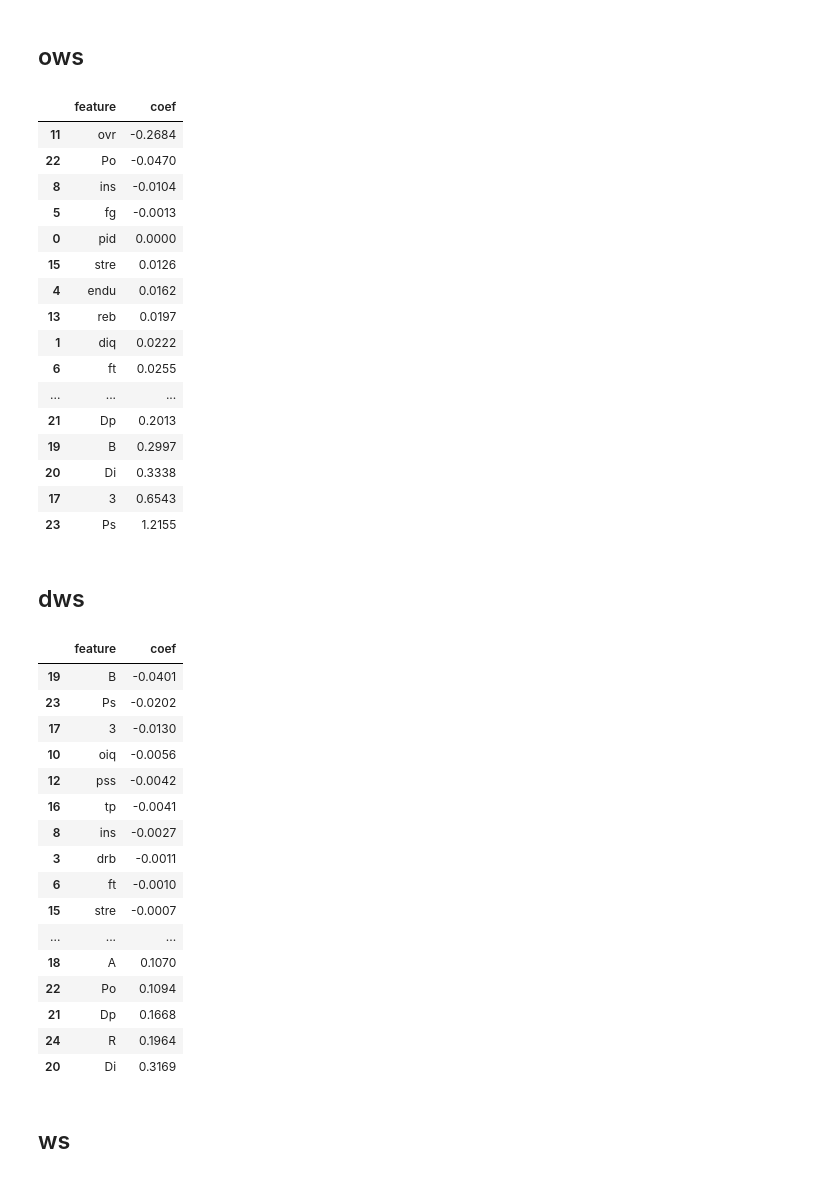
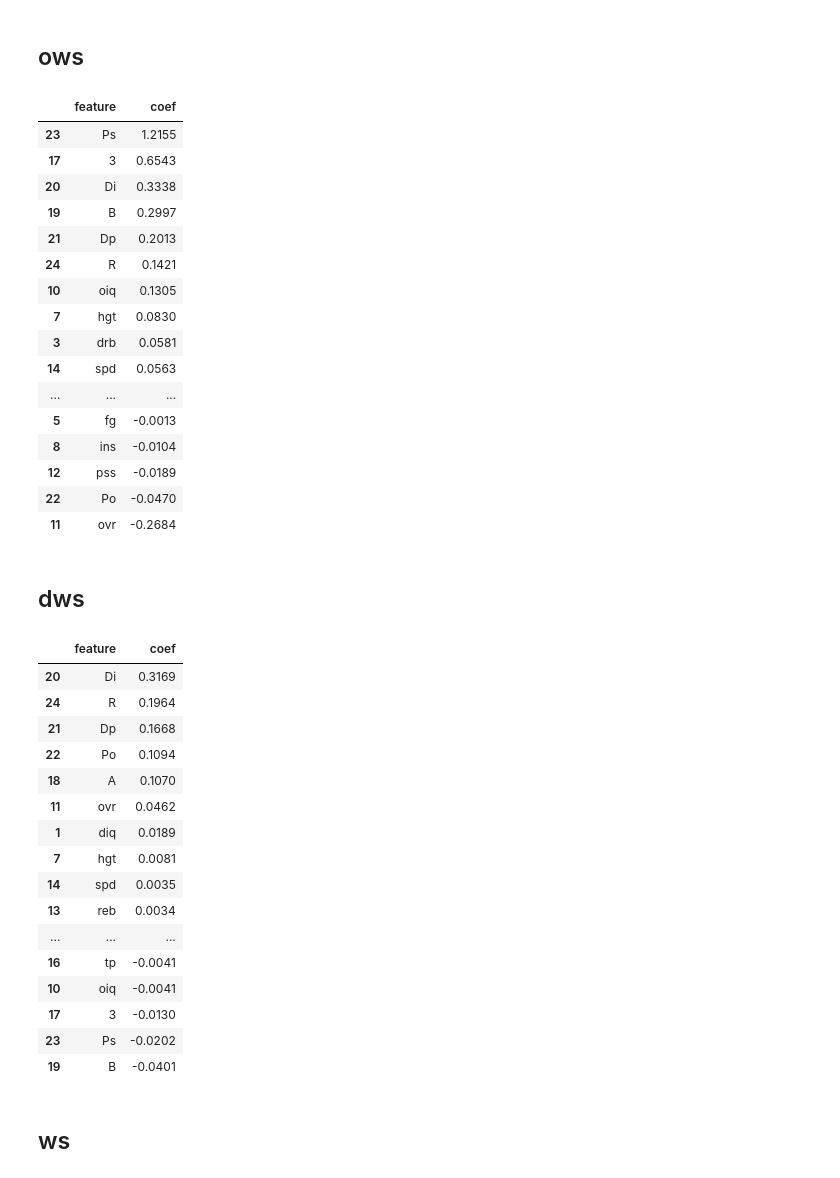
Before and after one commit to aemrich/bbgm_predict, a Jupyter notebook: analysis.ipynb, the cells around one changed output. Saved outputs shown, nothing was run; the diff lists cells and outputs as text; code cells hidden in the pictures.

```diff
--- a/analysis.ipynb
+++ b/analysis.ipynb
@@ -79,7 +45,7 @@ df_one_hot_skills = pd.DataFrame(
 # %%
 df_ratings = df_ratings.join(df_one_hot_skills)
 # %%
-df_ewa_ratings = pd.merge(
+df_master = pd.merge(
         df_stats[['ewa', 'pid', 'season', 'ows', 'dws', 'ws']],
         df_ratings,
         left_on=['pid', 'season'],
@@ -87,8 +53,10 @@ df_ewa_ratings = pd.merge(
 # %%
 cols_to_drop = ['skills', 'pos', 'season', 'fuzz', 'ows', 'dws', 'ws', 'ewa', 'pot']
 # %%
-for col in df_ewa_ratings.drop(cols_to_drop, axis=1):
-    df_ewa_ratings[col] = df_ewa_ratings[col].apply(lambda x: float(x))
+for col in df_master.drop(cols_to_drop, axis=1):
+    df_master[col] = df_master[col].apply(lambda x: float(x))
+# %%
+df_master['ps_sum'] = 0.5 * df_master['oiq'] + df_master['pss']
 # %% [markdown]
 # Calculate Correlation
 # %% [markdown]
@@ -199,7 +167,7 @@ def calc_lm_coef(df, cols_to_drop, coef_col):
     df_coef = pd.concat([pd.DataFrame(X.columns),pd.DataFrame(np.transpose(lm.coef_))], axis = 1)
     df_coef.columns = ['feature', 'coef']
     df_coef['coef'] = df_coef['coef'].apply(lambda x: round(x, 4))
-    return df_coef.sort_values('coef')
+    return df_coef.sort_values('coef', ascending=False)
 # %% [markdown]
 ## ewa
 # %%
@@ -225,47 +193,47 @@ calc_coef(df_ewa_ratings, cols_to_drop, 'ewa')
 # %% [markdown]
 ## ows
 # %%
-calc_coef(df_ewa_ratings, cols_to_drop, 'ows')
+calc_lm_coef(df_master, cols_to_drop, 'ows')
 # %% [output]
 |  | feature | coef |
+| 23 | Ps | 1.2155 |
+| 17 | 3 | 0.6543 |
+| 20 | Di | 0.3338 |
+| 19 | B | 0.2997 |
+| 21 | Dp | 0.2013 |
+| 24 | R | 0.1421 |
+| 10 | oiq | 0.1305 |
+| 7 | hgt | 0.0830 |
+| 3 | drb | 0.0581 |
+| 14 | spd | 0.0563 |
+| ... | ... | ... |
+| 5 | fg | -0.0013 |
+| 8 | ins | -0.0104 |
+| 12 | pss | -0.0189 |
+| 22 | Po | -0.0470 |
 | 11 | ovr | -0.2684 |
-| 22 | Po | -0.0470 |
-| 8 | ins | -0.0104 |
-| 5 | fg | -0.0013 |
-| 0 | pid | 0.0000 |
-| 15 | stre | 0.0126 |
-| 4 | endu | 0.0162 |
-| 13 | reb | 0.0197 |
-| 1 | diq | 0.0222 |
-| 6 | ft | 0.0255 |
-| ... | ... | ... |
-| 21 | Dp | 0.2013 |
-| 19 | B | 0.2997 |
-| 20 | Di | 0.3338 |
-| 17 | 3 | 0.6543 |
-| 23 | Ps | 1.2155 |
 # %% [markdown]
 ## dws
 # %%
-calc_coef(df_ewa_ratings, cols_to_drop, 'dws')
+calc_lm_coef(df_master, cols_to_drop, 'dws')
 # %% [output]
 |  | feature | coef |
+| 20 | Di | 0.3169 |
+| 24 | R | 0.1964 |
+| 21 | Dp | 0.1668 |
+| 22 | Po | 0.1094 |
+| 18 | A | 0.1070 |
+| 11 | ovr | 0.0462 |
+| 1 | diq | 0.0189 |
+| 7 | hgt | 0.0081 |
+| 14 | spd | 0.0035 |
+| 13 | reb | 0.0034 |
+| ... | ... | ... |
+| 16 | tp | -0.0041 |
+| 10 | oiq | -0.0041 |
+| 17 | 3 | -0.0130 |
+| 23 | Ps | -0.0202 |
 | 19 | B | -0.0401 |
-| 23 | Ps | -0.0202 |
-| 17 | 3 | -0.0130 |
-| 10 | oiq | -0.0056 |
-| 12 | pss | -0.0042 |
-| 16 | tp | -0.0041 |
-| 8 | ins | -0.0027 |
-| 3 | drb | -0.0011 |
-| 6 | ft | -0.0010 |
-| 15 | stre | -0.0007 |
-| ... | ... | ... |
-| 18 | A | 0.1070 |
-| 22 | Po | 0.1094 |
-| 21 | Dp | 0.1668 |
-| 24 | R | 0.1964 |
-| 20 | Di | 0.3169 |
 # %% [markdown]
 ## ws
 # %%
```
Also changed, not shown: parts of 37 cells of this notebook.
